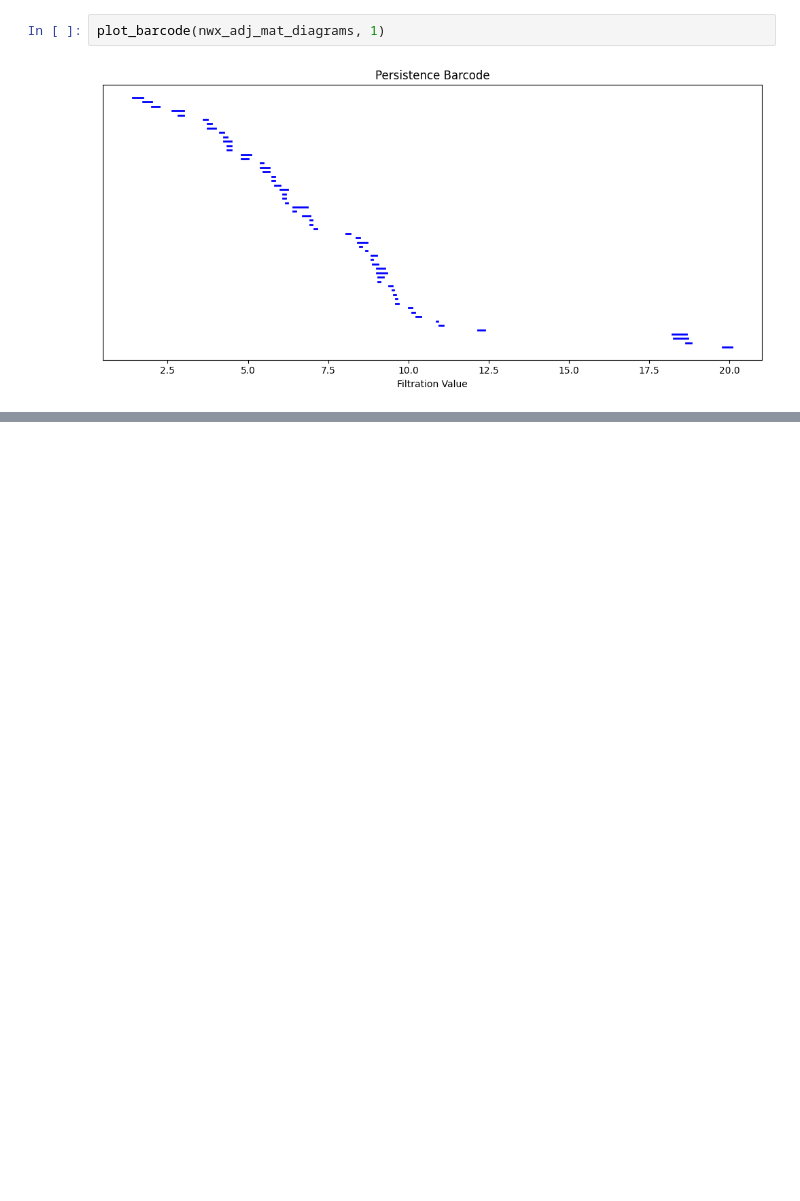
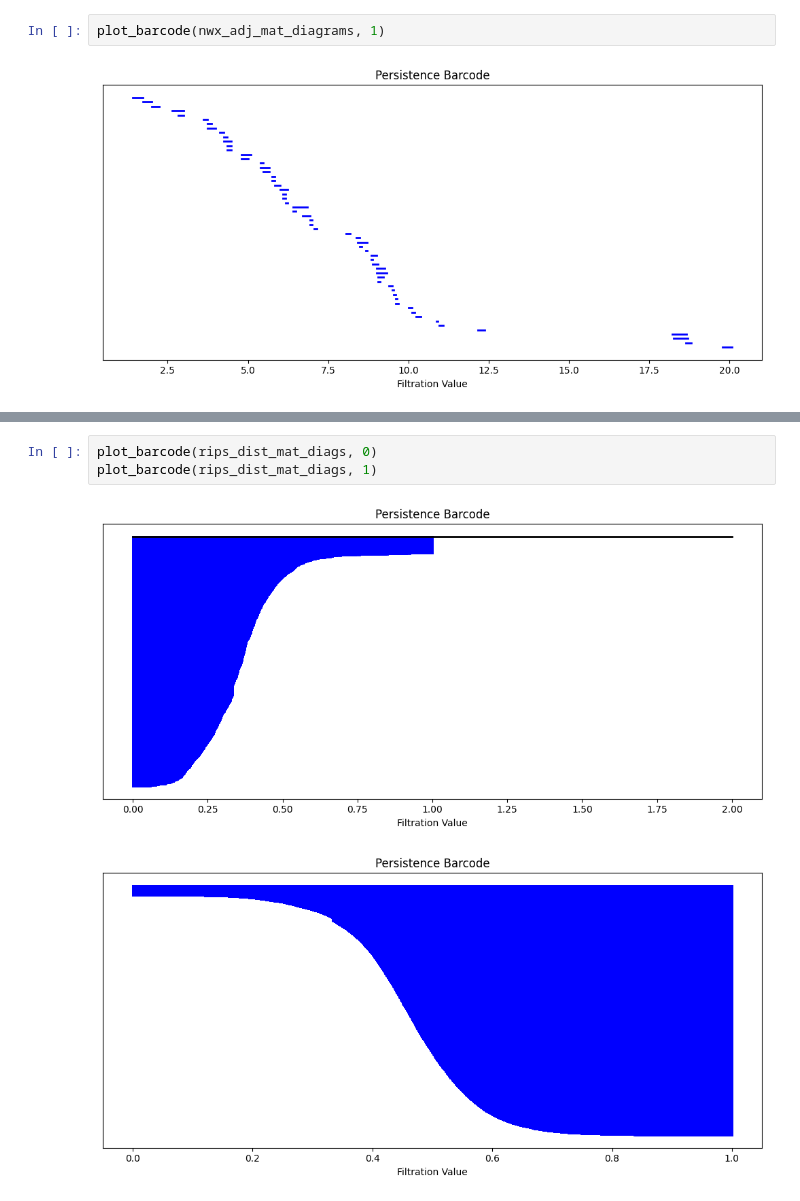
Before and after one commit to mehdimerbah/TDA-PPIN, a Jupyter notebook: preprocessing/Cleaned_DataPreprocessing_PPI.ipynb, the cells around one changed output, grey strips where cells are left out. Cells and saved outputs as stored; diff of their text form; blank space fills up the shorter version.

```diff
--- a/preprocessing/Cleaned_DataPreprocessing_PPI.ipynb
+++ b/preprocessing/Cleaned_DataPreprocessing_PPI.ipynb
@@ -506,0 +524,6 @@ plot_diagrams(diagrams)
+# %%
+plot_barcode(rips_dist_mat_diags, 0)
+plot_barcode(rips_dist_mat_diags, 1)
+# %% [output]
+[figure, added]
+[figure, added]
```
Also changed, not shown: parts of 18 cells of this notebook, 1 other file.
